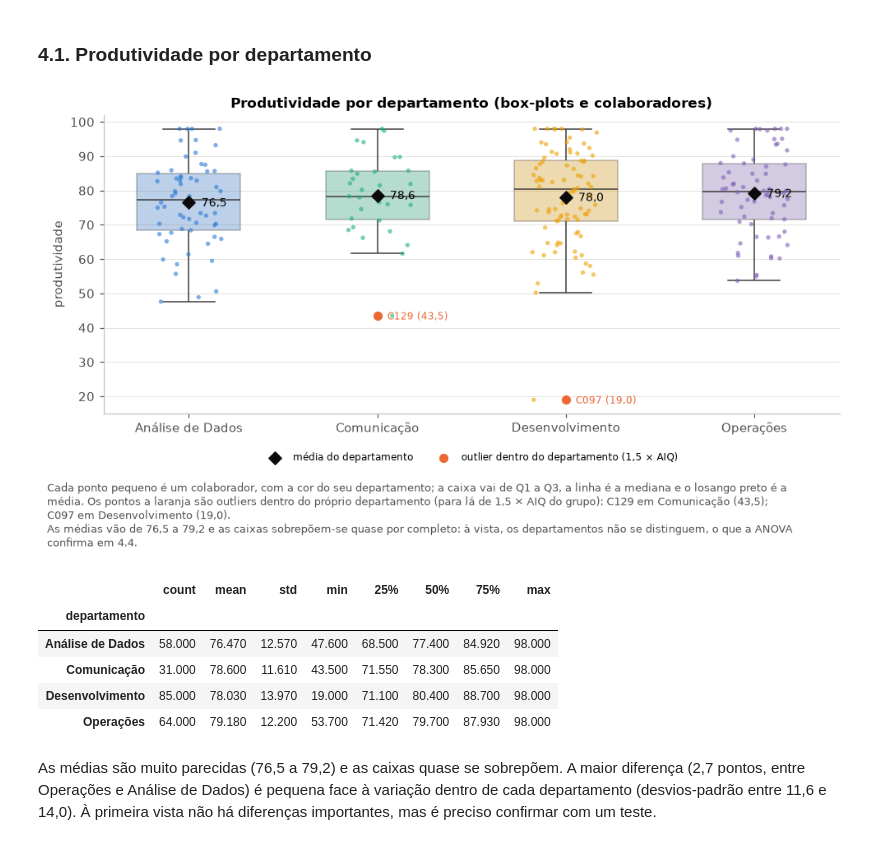
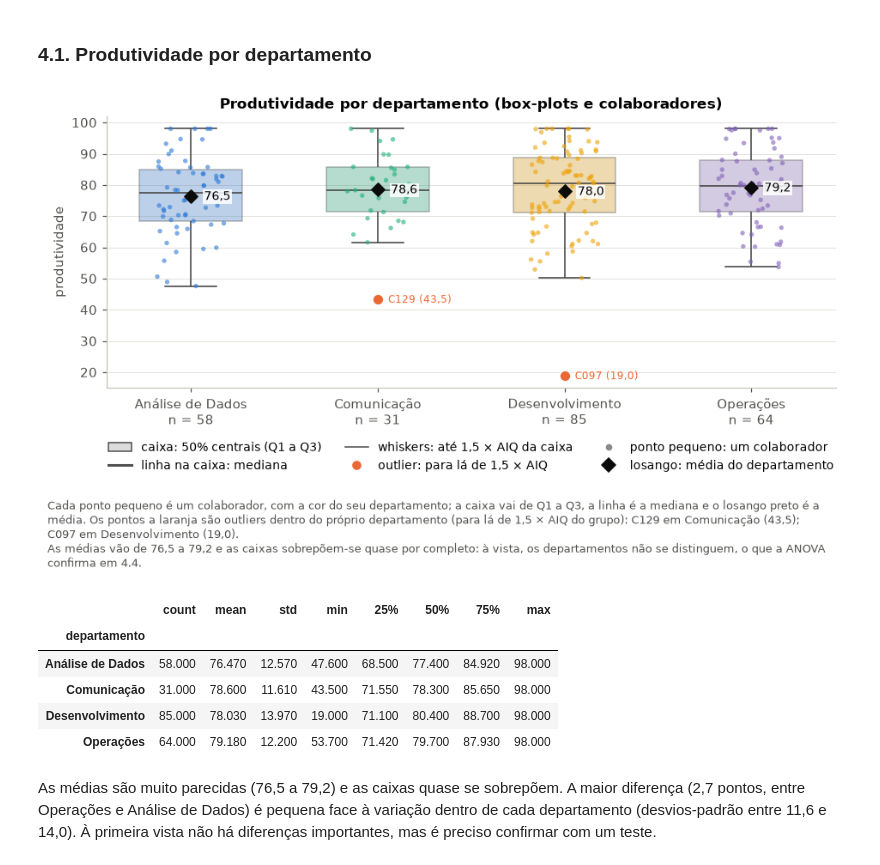
Before and after one commit to gcoutinho-ipca/tp1-mepa-ia-produtividade, a Jupyter notebook: TP1_MEPA_IA_Produtividade.ipynb, the cells around one changed output. Cells and saved outputs as stored; diff of their text form; code cells hidden in the pictures.

```diff
--- a/TP1_MEPA_IA_Produtividade.ipynb
+++ b/TP1_MEPA_IA_Produtividade.ipynb
@@ -697,10 +714,12 @@ ax[0].set(title="Histograma da produtividade", xlabel="produtividade", ylabel="d
 ax[1].boxplot(p, vert=False, widths=.5, patch_artist=True,
               boxprops=dict(facecolor="#cde2fb", color=AZUL), medianprops=dict(color=AZUL, lw=2),
               flierprops=dict(marker="o", markerfacecolor=LARANJA, markeredgecolor="white", markersize=8))
+# código e valor de cada outlier, alternando abaixo e acima do ponto para não se sobreporem
 for k, (i, v) in enumerate(fora.sort_values().items()):
-    ax[1].annotate(f"{ids_fora[i]}\n{fpt(v)}", (v, 1), xytext=(0, 12 if k % 2 == 0 else -30),
+    ax[1].annotate(f"{ids_fora[i]}\n{fpt(v)}", (v, 1), xytext=(0, -30) if k % 2 == 0 else (-8, 12),
                    textcoords="offset points", ha="center", fontsize=8, color=LARANJA)
 ax[1].set(title="Box-plot da produtividade", xlabel="produtividade", yticks=[])
+rotulos_boxplot(ax[1], p, casas_mediana=2)
 legenda_boxplot(ax[1])
 qq(p, ax[2], "Gráfico Q-Q (normal)")
 plt.tight_layout()
@@ -815,8 +834,9 @@ ax[0].legend(frameon=False, fontsize=8, loc="lower right")
 
 # divide os colaboradores em 4 grupos com o mesmo número de pessoas, por nível de uso de IA
 _, cortes = pd.qcut(d3.uso_ia_horas, 4, retbins=True)          # limites reais dos quartis
-d3["quartil_IA"] = pd.qcut(d3.uso_ia_horas, 4, labels=[f"Q1 (≤{fpt(cortes[1])} h)", "Q2", "Q3",
-                                                        f"Q4 (>{fpt(cortes[3])} h)"])
+gamas = [f"≤{fpt(cortes[1])} h", f">{fpt(cortes[1])} a {fpt(cortes[2])} h",
+         f">{fpt(cortes[2])} a {fpt(cortes[3])} h", f">{fpt(cortes[3])} h"]      # horas de IA de cada grupo
+d3["quartil_IA"] = pd.qcut(d3.uso_ia_horas, 4, labels=[f"Q{k + 1} ({g})" for k, g in enumerate(gamas)])
 sns.boxplot(data=d3, x="quartil_IA", y="produtividade", ax=ax[1], color="#cde2fb", linecolor=AZUL,
             flierprops=dict(markerfacecolor=LARANJA, markeredgecolor="white", markersize=8))
 # outliers de cada grupo (a regra do box-plot aplica-se dentro de cada quartil)
@@ -827,8 +847,15 @@ for k, (q, g) in enumerate(d3.groupby("quartil_IA", observed=True)):
         fora_q.append((q, d3.loc[i, "id_colaborador"], v))
         ax[1].annotate(f"{d3.loc[i, 'id_colaborador']} ({fpt(v)})", (k, v), xytext=(7, -3),
                        textcoords="offset points", fontsize=8, color=LARANJA)
+# em cada grupo: o valor da mediana dentro da caixa e, no eixo, as horas de IA e o número de colaboradores
+grupos_q = d3.groupby("quartil_IA", observed=True).produtividade
+for k, m in enumerate(grupos_q.median()):
+    ax[1].annotate(f"mediana {fpt(m)}", (k, m), xytext=(0, 2), textcoords="offset points", ha="center",
+                   va="bottom", fontsize=7.5, color=CINZA_TXT)
+ax[1].set_xticks(range(4), [f"Q{k + 1}\n{g}\nn = {n}" for k, (g, n) in enumerate(zip(gamas, grupos_q.count()))])
 ax[1].set(title="Box-plot da produtividade por quartil de uso de IA", xlabel="", ylabel="produtividade")
-legenda_boxplot(ax[1], cor_linhas=AZUL, ncol=1, y=-0.12)
+ax[1].tick_params(axis="x", labelsize=9)
+legenda_boxplot(ax[1], cor_linhas=AZUL, ncol=1, y=-0.26)
 plt.tight_layout()
 casos = "; ".join(f"{cid} ({fpt(r.uso_ia_horas)} h, produtividade {fpt(r.produtividade)})"
                   for cid in destaque for _, r in d3[d3.id_colaborador == cid].iterrows())
@@ -955,48 +982,56 @@ A correlação diz-nos que as duas coisas tendem a aparecer juntas, não que uma
 # %%
 # ────────────────────────────────────────────────────────────────────────────────────────
 # BLOCO 4.1 · Produtividade por departamento (gráfico)
 # O quê: box-plots com os pontos individuais e a média de cada departamento (Figura 4), e
 # estatísticas por departamento.
 # Leitura: médias muito parecidas (76,5 a 79,2) e caixas quase sobrepostas.
 # ────────────────────────────────────────────────────────────────────────────────────────
 ordem = ["Análise de Dados", "Comunicação", "Desenvolvimento", "Operações"]
 # cores dos departamentos sem laranja, que fica reservado aos outliers
 cores_dep = dict(zip(ordem, [AZUL, AQUA, AMARELO, "#7f5fb8"]))
 d4 = df.dropna(subset=["produtividade"])
 
+# outliers dentro de cada departamento (regra do box-plot aplicada a cada grupo)
+fora_dep = []
+for dep in ordem:
+    fo, _, _ = outliers_aiq(d4[d4.departamento == dep].produtividade)
+    fora_dep += [(dep, i, v) for i, v in fo.items()]
+sem_fora = d4.drop(index=[i for _, i, _ in fora_dep])     # os outliers são desenhados à parte, a laranja
+
 fig, ax = plt.subplots(figsize=(9, 4.4))
 sns.boxplot(data=d4, x="departamento", y="produtividade", order=ordem, hue="departamento",
             palette=cores_dep, ax=ax, width=.55, legend=False, boxprops=dict(alpha=.35),
             showfliers=False)
-sns.stripplot(data=d4, x="departamento", y="produtividade", order=ordem, hue="departamento",
+np.random.seed(1)                                         # posição horizontal dos pontos igual em todas as execuções
+sns.stripplot(data=sem_fora, x="departamento", y="produtividade", order=ordem, hue="departamento",
               palette=cores_dep, ax=ax, size=3.5, alpha=.6, jitter=.18, legend=False)
-# outliers dentro de cada departamento (regra do box-plot aplicada a cada grupo)
-fora_dep = []
-for k, dep in enumerate(ordem):
-    fo, _, _ = outliers_aiq(d4[d4.departamento == dep].produtividade)
-    for i, v in fo.items():
-        fora_dep.append((dep, d4.loc[i, "id_colaborador"], v))
-        ax.scatter(k, v, s=70, color=LARANJA, edgecolor="white", zorder=6)
-        ax.annotate(f"{d4.loc[i, 'id_colaborador']} ({fpt(v)})", (k, v), xytext=(8, -3),
-                    textcoords="offset points", fontsize=8, color=LARANJA)
+for dep, i, v in fora_dep:
+    ax.scatter(ordem.index(dep), v, s=70, color=LARANJA, edgecolor="white", zorder=6)
+    ax.annotate(f"{d4.loc[i, 'id_colaborador']} ({fpt(v)})", (ordem.index(dep), v), xytext=(8, -3),
+                textcoords="offset points", fontsize=8, color=LARANJA)
+fora_dep = [(dep, d4.loc[i, "id_colaborador"], v) for dep, i, v in fora_dep]
 medias = d4.groupby("departamento").produtividade.mean().reindex(ordem)
-ax.scatter(range(4), medias, marker="D", s=50, color="#0b0b0b", zorder=5, label="média do departamento")
+ax.scatter(range(4), medias, marker="D", s=50, color="#0b0b0b", zorder=5)
 for i, m in enumerate(medias):
-    ax.annotate(fpt(m), (i, m), xytext=(10, -3), textcoords="offset points", fontsize=9)
-ax.scatter([], [], s=70, color=LARANJA, edgecolor="white", label="outlier dentro do departamento (1,5 × AIQ)")
-ax.legend(frameon=False, fontsize=8, loc="upper center", bbox_to_anchor=(0.5, -0.1), ncol=2)
+    ax.annotate(fpt(m), (i, m), xytext=(10, -3), textcoords="offset points", fontsize=9, zorder=7,
+                bbox=dict(facecolor="white", edgecolor="none", alpha=.85, pad=1))
+n_dep = d4.departamento.value_counts().reindex(ordem)
+ax.set_xticks(range(4), [f"{dep}\nn = {n}" for dep, n in n_dep.items()])
+legenda_boxplot(ax, cor_linhas="#4d4d4d", ncol=3, y=-0.16, cor_caixa="#dcdcdc", cor_borda="#4d4d4d", extra=[
+    Line2D([], [], marker="o", ls="", color="#8a8a8a", markersize=4, label="ponto pequeno: um colaborador"),
+    Line2D([], [], marker="D", ls="", color="#0b0b0b", markersize=7, label="losango: média do departamento")])
 ax.set(title="Produtividade por departamento (box-plots e colaboradores)", xlabel="")
 plt.tight_layout()
 lista = "; ".join(f"{cid} em {dep} ({fpt(v)})" for dep, cid, v in fora_dep) or "nenhum"
 nota(fig, f"Cada ponto pequeno é um colaborador, com a cor do seu departamento; a caixa vai de Q1 a Q3, a linha é a mediana "
           f"e o losango preto é a média. Os pontos a laranja são outliers dentro do próprio departamento (para lá de "
           f"1,5 × AIQ do grupo): {lista}.\n"
           f"As médias vão de {fpt(medias.min())} a {fpt(medias.max())} e as caixas sobrepõem-se quase por completo: à vista, "
           f"os departamentos não se distinguem, o que a ANOVA confirma em 4.4.")
 guardar(fig, "fig_4_1_departamentos"); plt.show()
 display(d4.groupby("departamento").produtividade.describe().round(2))
 # %% [output]
-[figure, old version]
+[figure, new version]
 |  | count | mean | std | min | 25% | 50% | 75% | max |
 | departamento |  |  |  |  |  |  |  |  |
 | Análise de Dados | 58.000 | 76.470 | 12.570 | 47.600 | 68.500 | 77.400 | 84.920 | 98.000 |
```
Also changed, not shown: parts of 4 cells of this notebook, 5 other files.
